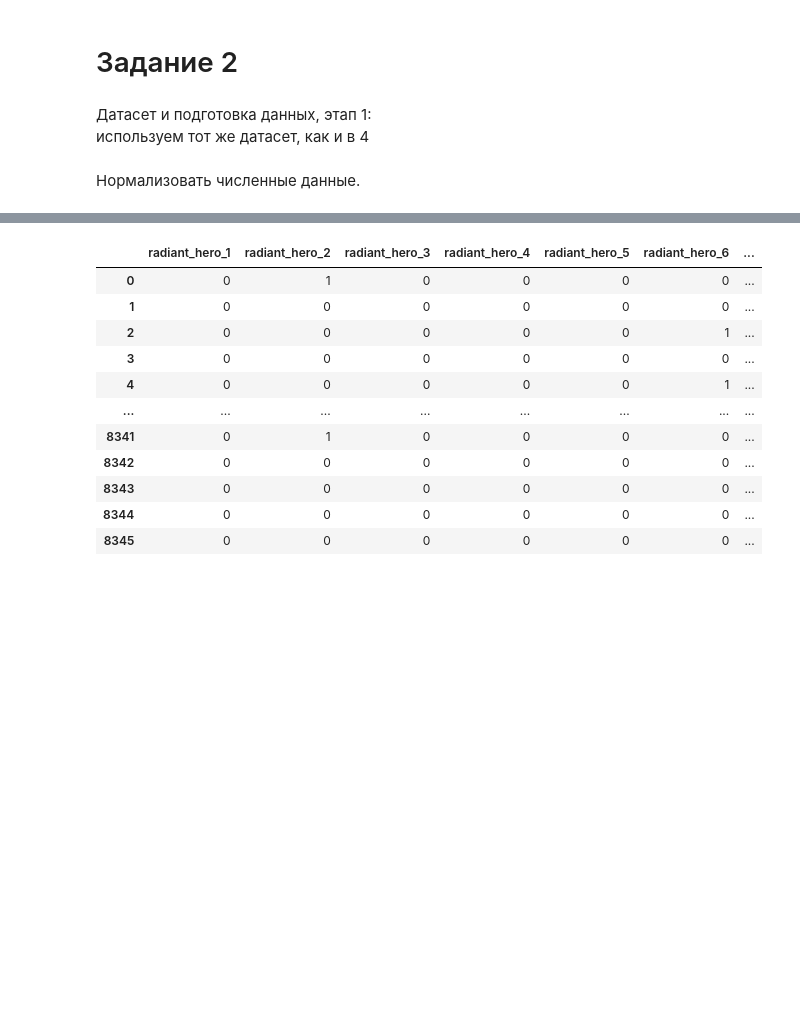
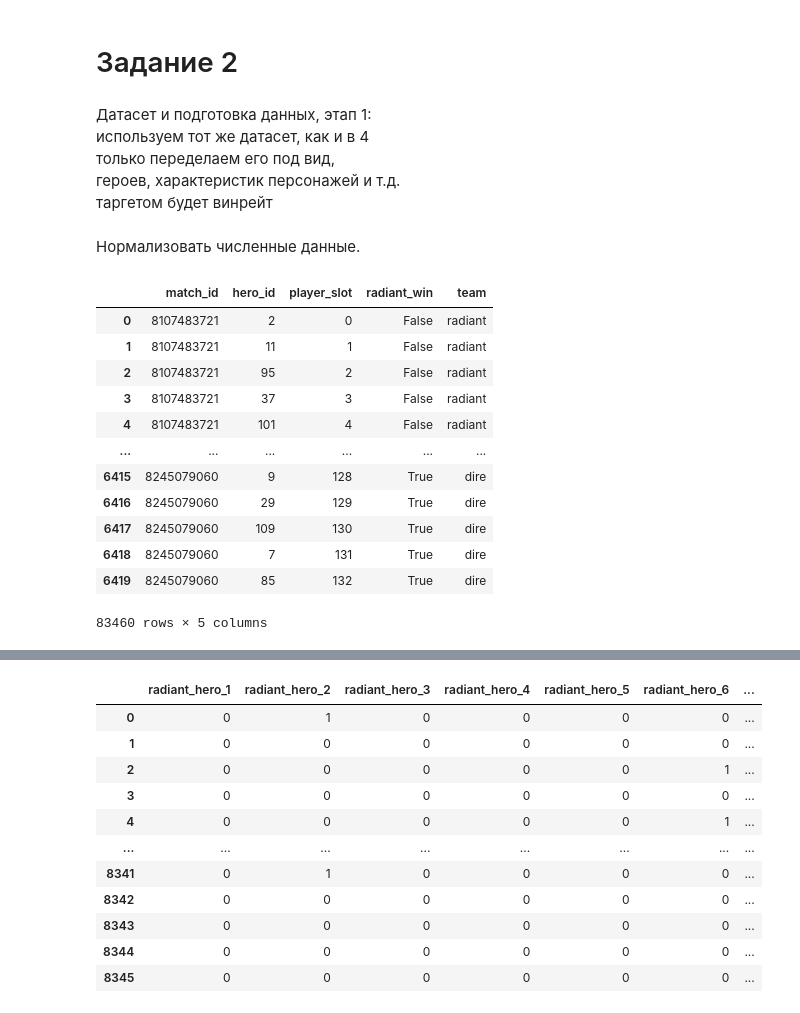
Before and after one commit to ZotRoma/AIT-2025, a Jupyter notebook: lab5/6132_ЗотовРА_lab_5_линейная_регрессия.ipynb, the cells around one changed output, grey strips where cells are left out. Saved outputs shown, nothing was run; the diff lists cells and outputs as text; code cells hidden in the pictures; blank space fills up the shorter version.

```diff
--- a/lab5/6132_ЗотовРА_lab_5_линейная_регрессия.ipynb
+++ b/lab5/6132_ЗотовРА_lab_5_линейная_регрессия.ipynb
@@ -65,5 +109,8 @@ df
 # %% [markdown]
 Датасет и подготовка данных, этап 1:
 <br> используем тот же датасет, как и в 4
+<br> только переделаем его под вид,
+<br> героев, характеристик персонажей и т.д.
+<br> таргетом будет винрейт
 # %%
 def extract_teams(group):
@@ -124,2 +197,20 @@ def hero_melee(line):
 # %% [markdown]
 Нормализовать численные данные.
+# %%
+data = df[['match_id', 'hero_id', 'player_slot', 'radiant_win']].copy()
+data['team'] = data['player_slot'].apply(lambda x: 'radiant' if x < 128 else 'dire')
+data
+# %% [output]
+|  | match_id | hero_id | player_slot | radiant_win | team |
+| 0 | 8107483721 | 2 | 0 | False | radiant |
+| 1 | 8107483721 | 11 | 1 | False | radiant |
+| 2 | 8107483721 | 95 | 2 | False | radiant |
+| 3 | 8107483721 | 37 | 3 | False | radiant |
+| 4 | 8107483721 | 101 | 4 | False | radiant |
+| ... | ... | ... | ... | ... | ... |
+| 6415 | 8245079060 | 9 | 128 | True | dire |
+| 6416 | 8245079060 | 29 | 129 | True | dire |
+| 6417 | 8245079060 | 109 | 130 | True | dire |
+| 6418 | 8245079060 | 7 | 131 | True | dire |
+| 6419 | 8245079060 | 85 | 132 | True | dire |
+83460 rows × 5 columns
```
Also changed, not shown: parts of 13 cells of this notebook, 2 other files.
